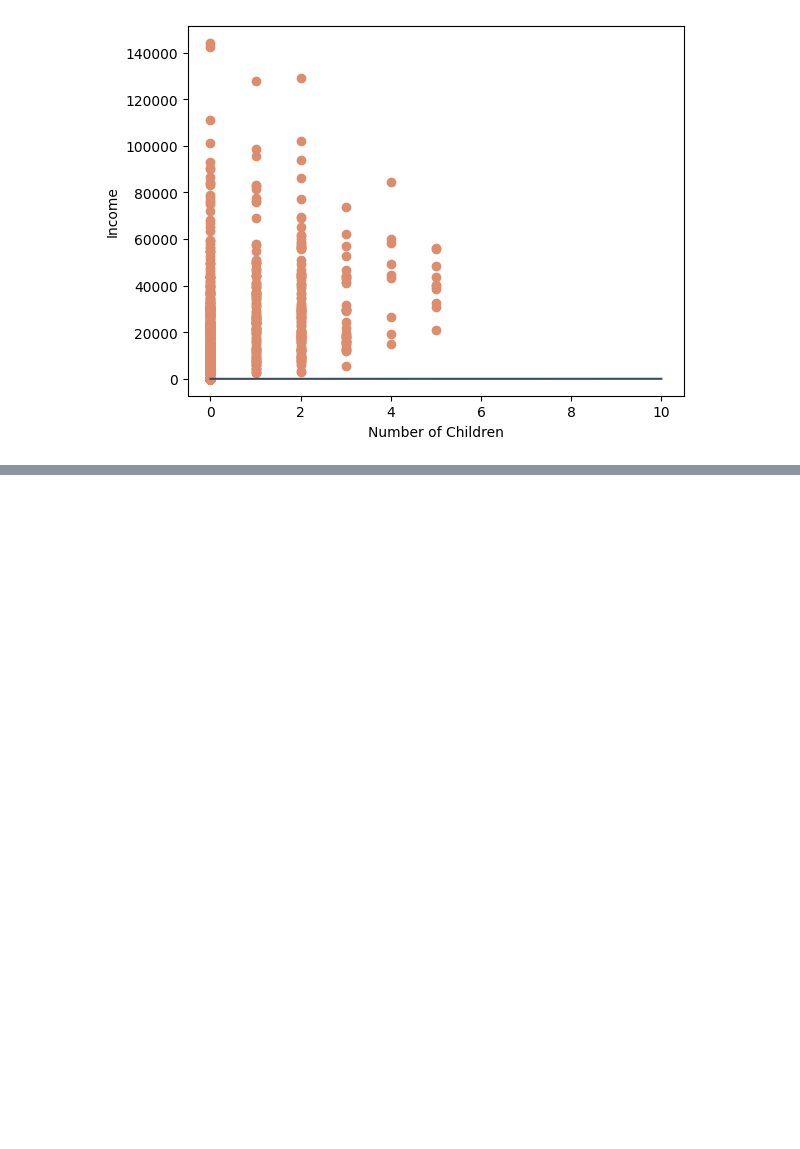
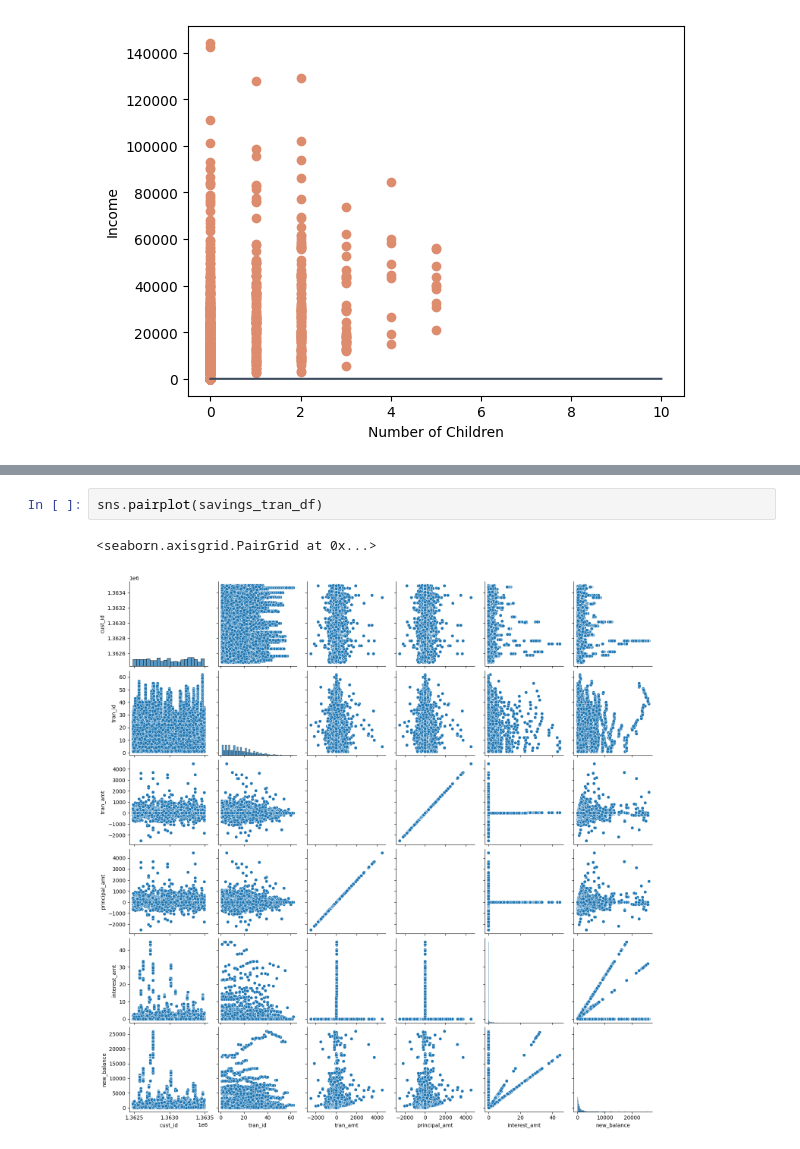
Before and after one commit to btmarsh6/mini-project-III, a Jupyter notebook: Brittany_notebook.ipynb, the cells around one changed output, grey strips where cells are left out. Drawn from its saved outputs; the diff is of its cells as text; blank space fills up the shorter version.

```diff
--- a/Brittany_notebook.ipynb
+++ b/Brittany_notebook.ipynb
@@ -430,0 +421,5 @@ checking_acct_df.head()
+# %%
+sns.pairplot(savings_tran_df)
+# %% [output]
+<seaborn.axisgrid.PairGrid at 0x...>
+[figure, added]
```
Also changed, not shown: parts of 11 cells of this notebook, 1 other file.
